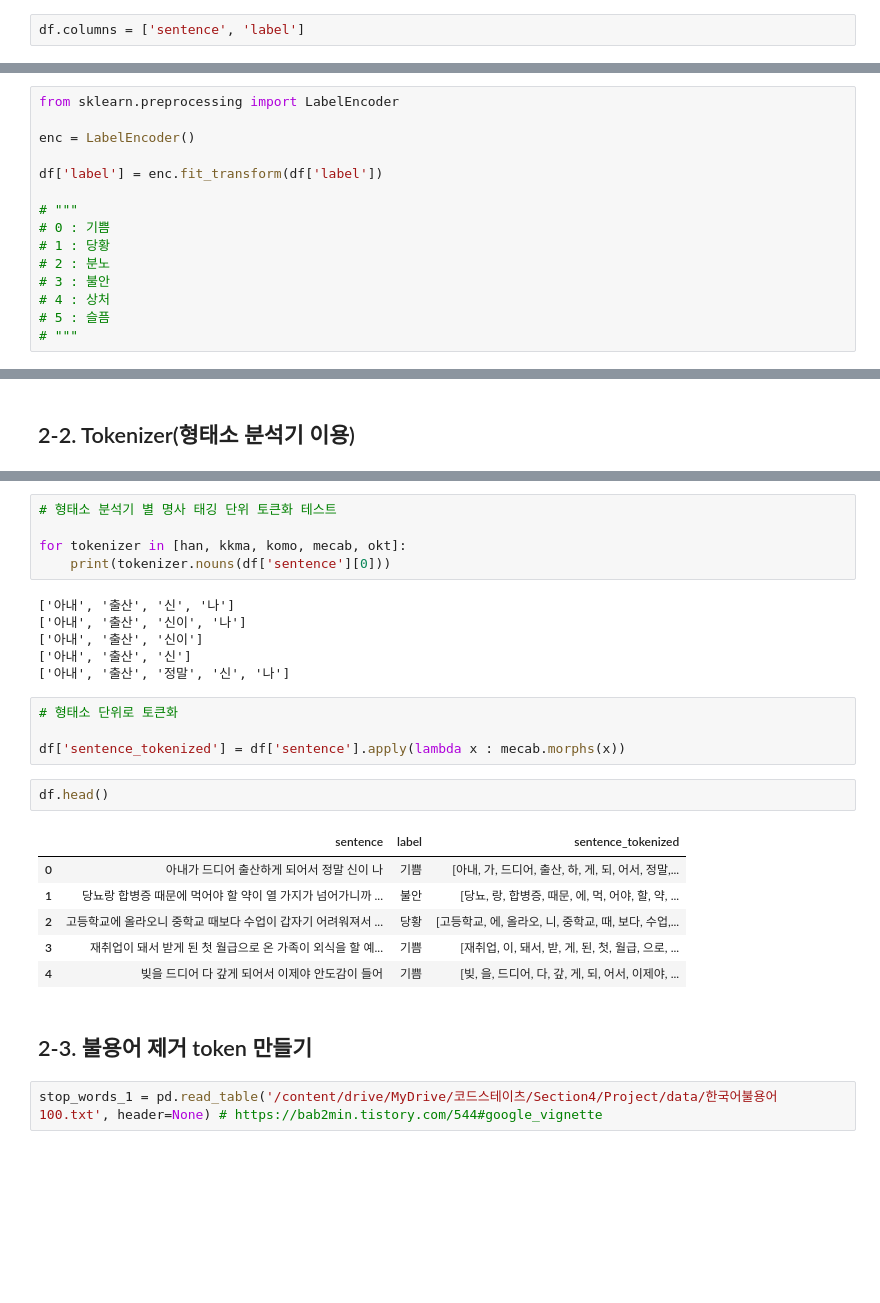
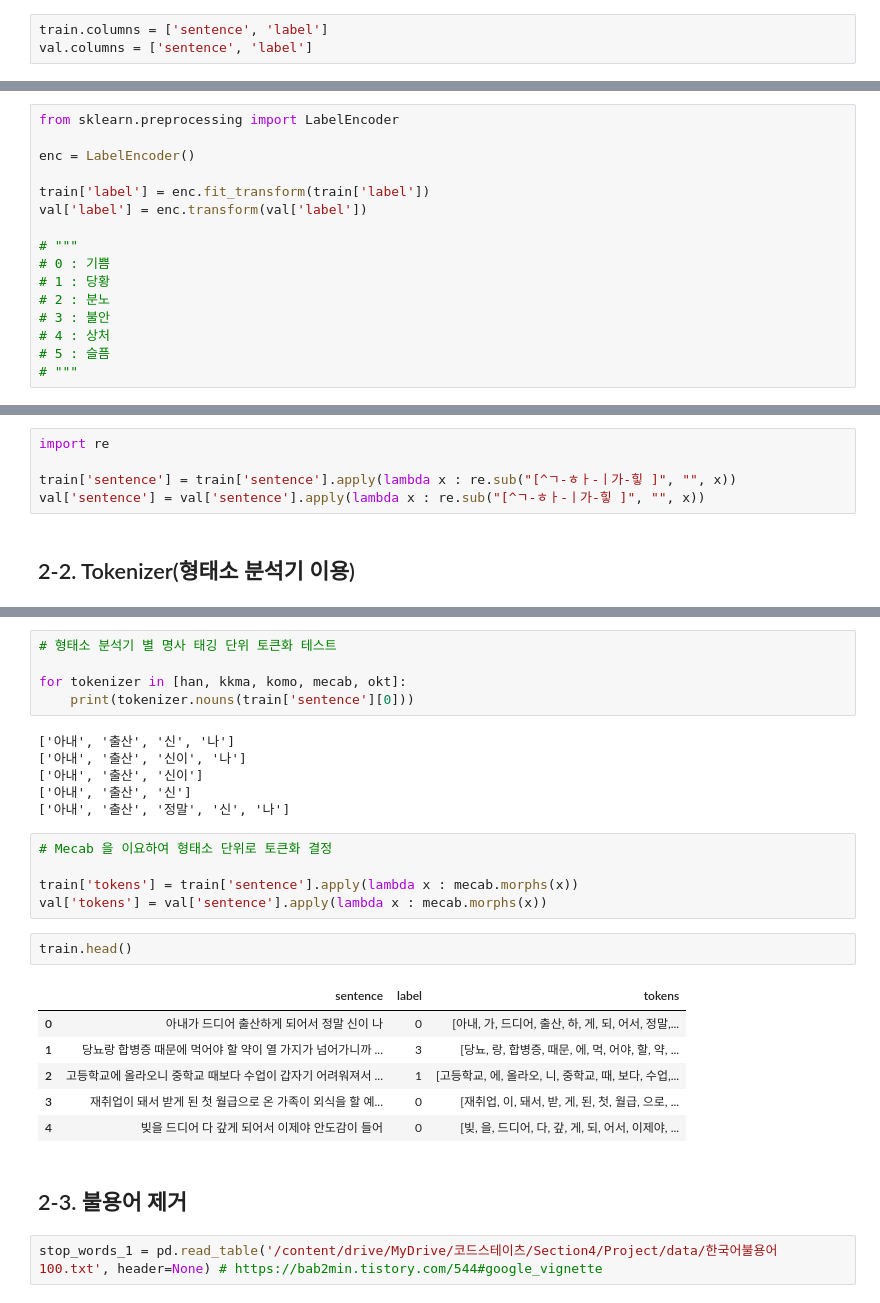
Before and after one commit to JaydenLee1116/Project4_Multi_Classification_Emotion_Prediction, a Jupyter notebook: Project_Multi-Classification-emotion.ipynb, the cells around one changed output, grey strips where cells are left out. Cells and saved outputs as stored; diff of their text form; blank space fills up the shorter version.

```diff
--- a/Project_Multi-Classification-emotion.ipynb
+++ b/Project_Multi-Classification-emotion.ipynb
@@ -87,2 +135,3 @@ array(['기쁨', '불안', '당황', '슬픔', '분노', '상처'], dtype=object
 # %%
-df.columns = ['sentence', 'label']
+train.columns = ['sentence', 'label']
+val.columns = ['sentence', 'label']
@@ -100,7 +140,8 @@ from sklearn.preprocessing import LabelEncoder
 
 enc = LabelEncoder()
 
-df['label'] = enc.fit_transform(df['label'])
+train['label'] = enc.fit_transform(train['label'])
+val['label'] = enc.transform(val['label'])
 
 # """
 # 0 : 기쁨
@@ -153,2 +161,7 @@ df.head()
+# %%
+import re
+
+train['sentence'] = train['sentence'].apply(lambda x : re.sub("[^ㄱ-ㅎㅏ-ㅣ가-힣 ]", "", x))
+val['sentence'] = val['sentence'].apply(lambda x : re.sub("[^ㄱ-ㅎㅏ-ㅣ가-힣 ]", "", x))
 # %% [markdown]
 ## 2-2. Tokenizer(형태소 분석기 이용)
@@ -217,7 +198,7 @@ for tokenizer in [han, kkma, komo, mecab, okt]:
 # 형태소 분석기 별 명사 태깅 단위 토큰화 테스트
 
 for tokenizer in [han, kkma, komo, mecab, okt]:
-    print(tokenizer.nouns(df['sentence'][0]))
+    print(tokenizer.nouns(train['sentence'][0]))
 # %% [output]
 ['아내', '출산', '신', '나']
 ['아내', '출산', '신이', '나']
@@ -225,20 +206,21 @@ for tokenizer in [han, kkma, komo, mecab, okt]:
 ['아내', '출산', '신']
 ['아내', '출산', '정말', '신', '나']
 # %%
-# 형태소 단위로 토큰화
+# Mecab 을 이요하여 형태소 단위로 토큰화 결정
 
-df['sentence_tokenized'] = df['sentence'].apply(lambda x : mecab.morphs(x))
+train['tokens'] = train['sentence'].apply(lambda x : mecab.morphs(x))
+val['tokens'] = val['sentence'].apply(lambda x : mecab.morphs(x))
 # %%
-df.head()
+train.head()
 # %% [output]
-|  | sentence | label | sentence_tokenized |
-| 0 | 아내가 드디어 출산하게 되어서 정말 신이 나 | 기쁨 | [아내, 가, 드디어, 출산, 하, 게, 되, 어서, 정말,... |
-| 1 | 당뇨랑 합병증 때문에 먹어야 할 약이 열 가지가 넘어가니까 ... | 불안 | [당뇨, 랑, 합병증, 때문, 에, 먹, 어야, 할, 약, ... |
-| 2 | 고등학교에 올라오니 중학교 때보다 수업이 갑자기 어려워져서 ... | 당황 | [고등학교, 에, 올라오, 니, 중학교, 때, 보다, 수업,... |
-| 3 | 재취업이 돼서 받게 된 첫 월급으로 온 가족이 외식을 할 예... | 기쁨 | [재취업, 이, 돼서, 받, 게, 된, 첫, 월급, 으로, ... |
-| 4 | 빚을 드디어 다 갚게 되어서 이제야 안도감이 들어 | 기쁨 | [빚, 을, 드디어, 다, 갚, 게, 되, 어서, 이제야, ... |
+|  | sentence | label | tokens |
+| 0 | 아내가 드디어 출산하게 되어서 정말 신이 나 | 0 | [아내, 가, 드디어, 출산, 하, 게, 되, 어서, 정말,... |
+| 1 | 당뇨랑 합병증 때문에 먹어야 할 약이 열 가지가 넘어가니까 ... | 3 | [당뇨, 랑, 합병증, 때문, 에, 먹, 어야, 할, 약, ... |
+| 2 | 고등학교에 올라오니 중학교 때보다 수업이 갑자기 어려워져서 ... | 1 | [고등학교, 에, 올라오, 니, 중학교, 때, 보다, 수업,... |
+| 3 | 재취업이 돼서 받게 된 첫 월급으로 온 가족이 외식을 할 예... | 0 | [재취업, 이, 돼서, 받, 게, 된, 첫, 월급, 으로, ... |
+| 4 | 빚을 드디어 다 갚게 되어서 이제야 안도감이 들어 | 0 | [빚, 을, 드디어, 다, 갚, 게, 되, 어서, 이제야, ... |
 # %% [markdown]
-## 2-3. 불용어 제거 token 만들기
+## 2-3. 불용어 제거
 # %%
 stop_words_1 = pd.read_table('/content/drive/MyDrive/코드스테이츠/Section4/Project/data/한국어불용어100.txt', header=None) # https://bab2min.tistory.com/544#google_vignette
 # %%
```
Also changed, not shown: parts of 110 cells of this notebook, 6 other files.
